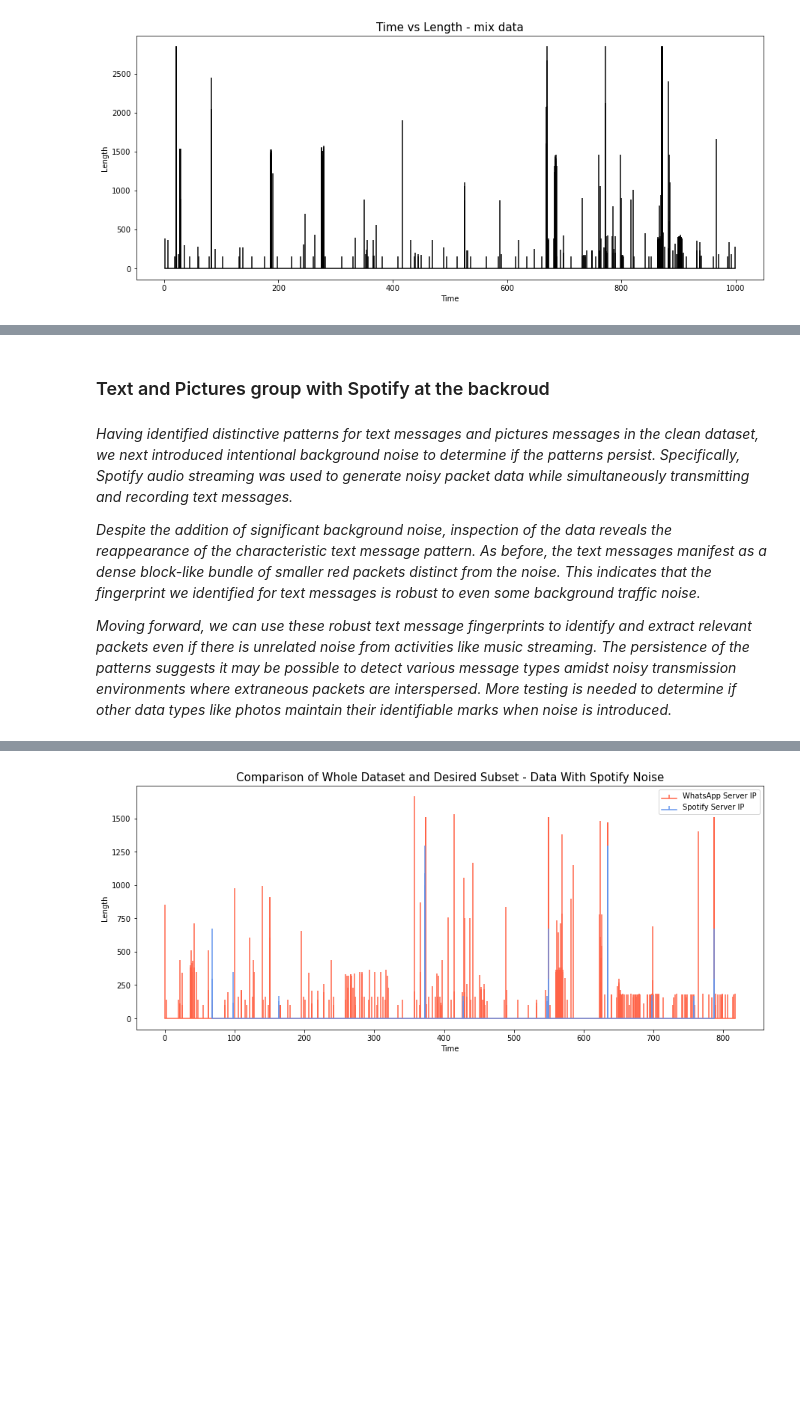
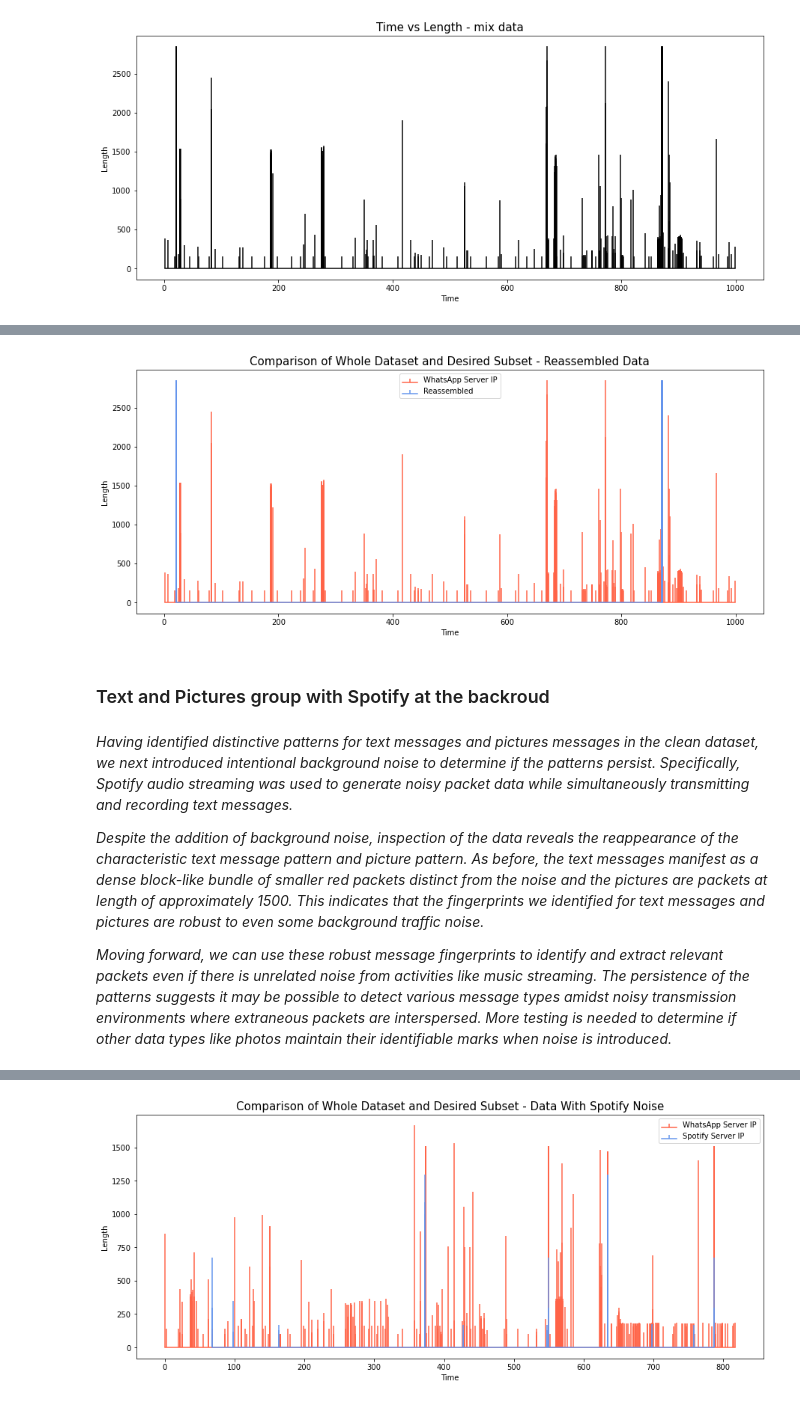
Before and after one commit to NoaAmichai/Computer_networks_final_project, a Jupyter notebook: src/project.ipynb, the cells around one changed output, grey strips where cells are left out. Cells and saved outputs as stored; diff of their text form; code cells hidden in the pictures; blank space fills up the shorter version.

```diff
--- a/src/project.ipynb
+++ b/src/project.ipynb
@@ -524,11 +520,15 @@ plot_graph(four_groups_data, 'Time vs Length - mix data')
+# %%
+plot_main_and_sub_graph(four_groups_data,sub_data, 'Comparison of Whole Dataset and Desired Subset - Reassembled Data' ,'WhatsApp Server IP','Reassembled')
+# %% [output]
+[figure, added]
 # %% [markdown]
 ### Text and Pictures group with Spotify at the backroud
 # %% [markdown]
 *Having identified distinctive patterns for text messages and pictures messages in the clean dataset, we next introduced intentional background noise to determine if the patterns persist. Specifically, Spotify audio streaming was used to generate noisy packet data while simultaneously transmitting and recording text messages.*
 
-*Despite the addition of significant background noise, inspection of the data reveals the reappearance of the characteristic text message pattern. As before, the text messages manifest as a dense block-like bundle of smaller red packets distinct from the noise. This indicates that the fingerprint we identified for text messages is robust to even some background traffic noise.*
+*Despite the addition of background noise, inspection of the data reveals the reappearance of the characteristic text message pattern and picture pattern. As before, the text messages manifest as a dense block-like bundle of smaller red packets distinct from the noise and the pictures are packets at length of approximately 1500. This indicates that the fingerprints we identified for text messages and pictures are robust to even some background traffic noise.*
 
-*Moving forward, we can use these robust text message fingerprints to identify and extract relevant packets even if there is unrelated noise from activities like music streaming. The persistence of the patterns suggests it may be possible to detect various message types amidst noisy transmission environments where extraneous packets are interspersed. More testing is needed to determine if other data types like photos maintain their identifiable marks when noise is introduced.*
+*Moving forward, we can use these robust message fingerprints to identify and extract relevant packets even if there is unrelated noise from activities like music streaming. The persistence of the patterns suggests it may be possible to detect various message types amidst noisy transmission environments where extraneous packets are interspersed. More testing is needed to determine if other data types like photos maintain their identifiable marks when noise is introduced.*
 # %%
 mix_with_spotify = pd.read_csv("../resources/Mix data Group/text_with_spotify_data.csv", encoding='latin-1')
 mix_with_spotify = mix_with_spotify[mix_with_spotify['Protocol'].str.contains('TLS')]
```
Also changed, not shown: parts of 22 cells of this notebook.
